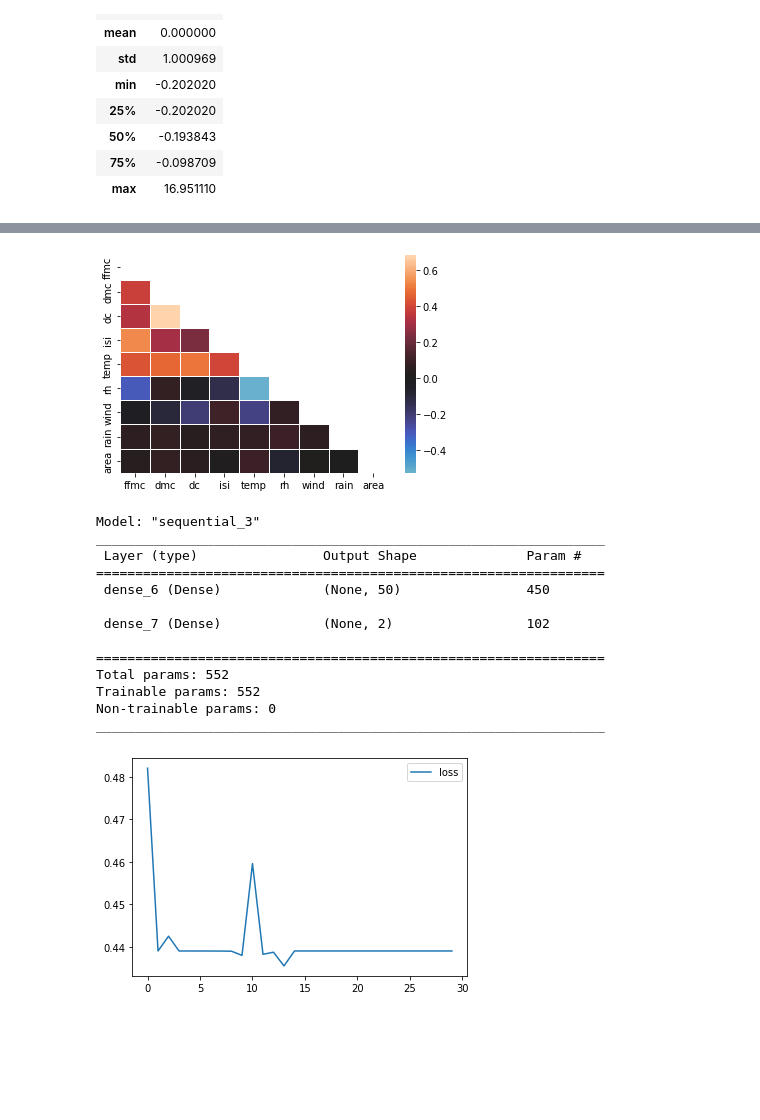
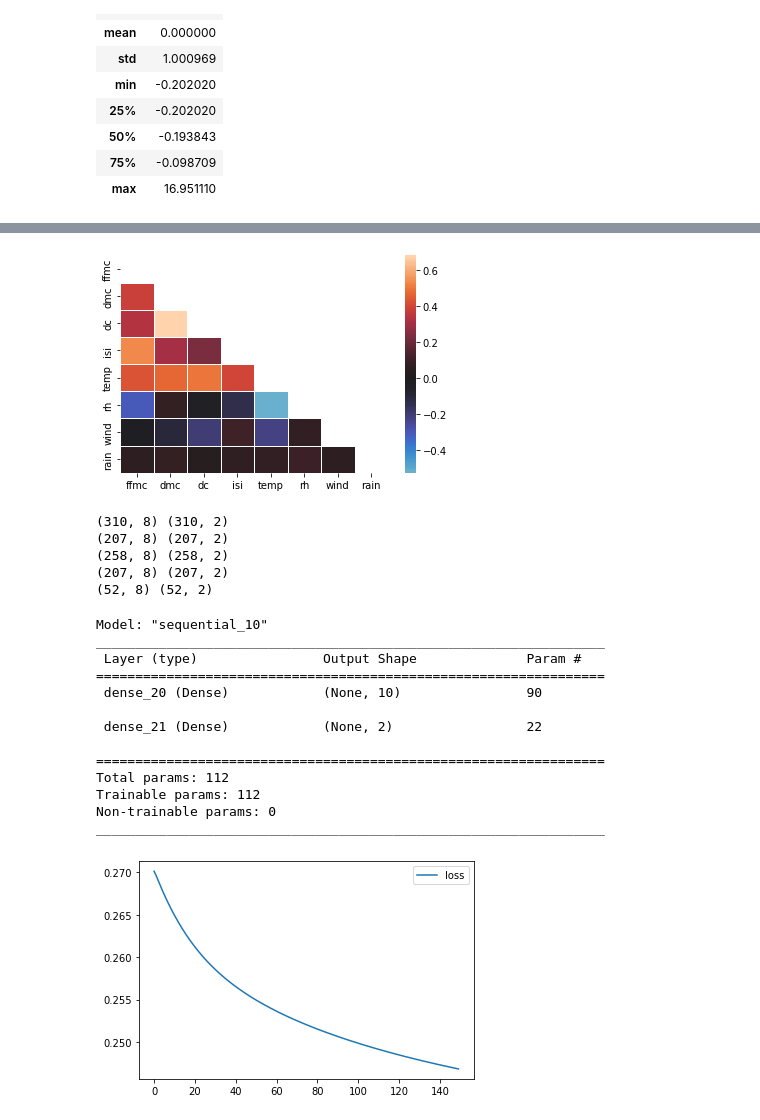
Before and after one commit to mjsmagalhaes/examples-datascience, a Jupyter notebook: forest_fires.ipynb, the cells around one changed output, grey strips where cells are left out. Cells and saved outputs as stored; diff of their text form; code cells hidden in the pictures; blank space fills up the shorter version.

Commit message:
begin model evaluation

```diff
--- a/forest_fires.ipynb
+++ b/forest_fires.ipynb
@@ -138,0 +137,15 @@ sns.pairplot(X, hue="hasFire")
+# %%
+# Transforming column 'area' into column 'hasFire' with values 'No Fire x Fire'
+# (min-1, min] => == min => 'No Fire'
+# (min, max] => 'Fire
+
+hasFire, y = model.categorise(
+    rawScaled.area,
+    [boundary['min']-1, boundary['min'], boundary['max']],
+    ['No Fire', 'Fire']
+)
+
+# areaT = rawScaled.area.transform(lambda x: x > boundary['min'])
+# hasFire, _ = areaT.factorize()
+
+x = rawScaled.drop(['area'], axis='columns')
@@ -139,3 +157,3 @@ sns.pairplot(X, hue="hasFire")
 # %%
-lab.eda.corr(rawScaled)
+lab.eda.corr(x)
 # %% [output]
@@ -152 +169 @@ lab.eda.corr(rawScaled)
-[figure, old version]
+[figure, new version]
@@ -173,18 +175,33 @@ x = X.drop(['hasFire'], axis='columns')
+# %%
+p = lab.partition(x, y)
+# print(p.train.x.shape, p.train.y.shape)
+# print(p.test.x.shape, p.test.y.shape)
+
+# q = lab.partition(x, y, n_validation=0.1)
+# print(q.train.x.shape, q.train.y.shape)
+# print(q.test.x.shape, q.test.y.shape)
+# print(q.valid.x.shape, q.valid.y.shape)
+# %% [output]
+(310, 8) (310, 2)
+(207, 8) (207, 2)
+(258, 8) (258, 2)
+(207, 8) (207, 2)
+(52, 8) (52, 2)
 # %%
-m, th = model.build_model(x, y)
+m, th = model.build_model(p.train.x, p.train.y)
 # %% [output]
-Model: "sequential_3"
+Model: "sequential_10"
 _________________________________________________________________
  Layer (type)                Output Shape              Param #
 =================================================================
- dense_6 (Dense)             (None, 50)                450
+ dense_20 (Dense)            (None, 10)                90
 
- dense_7 (Dense)             (None, 2)                 102
+ dense_21 (Dense)            (None, 2)                 22
 
 =================================================================
-Total params: 552
-Trainable params: 552
+Total params: 112
+Trainable params: 112
 Non-trainable params: 0
 _________________________________________________________________
-[figure, old version]
+[figure, new version]
 # %%
```
Also changed, not shown: parts of 16 cells of this notebook.
